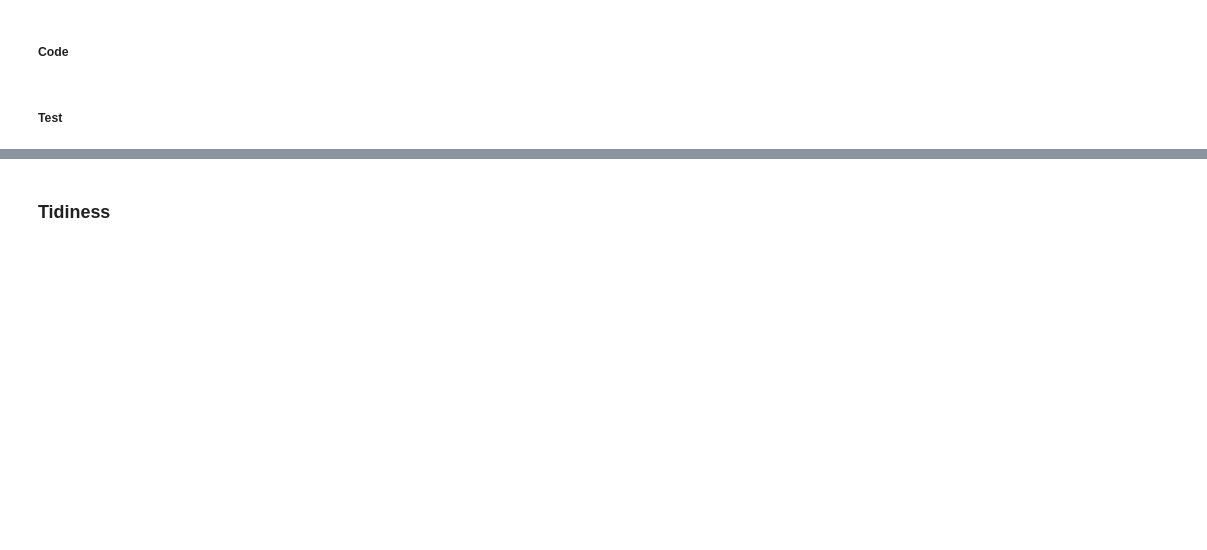
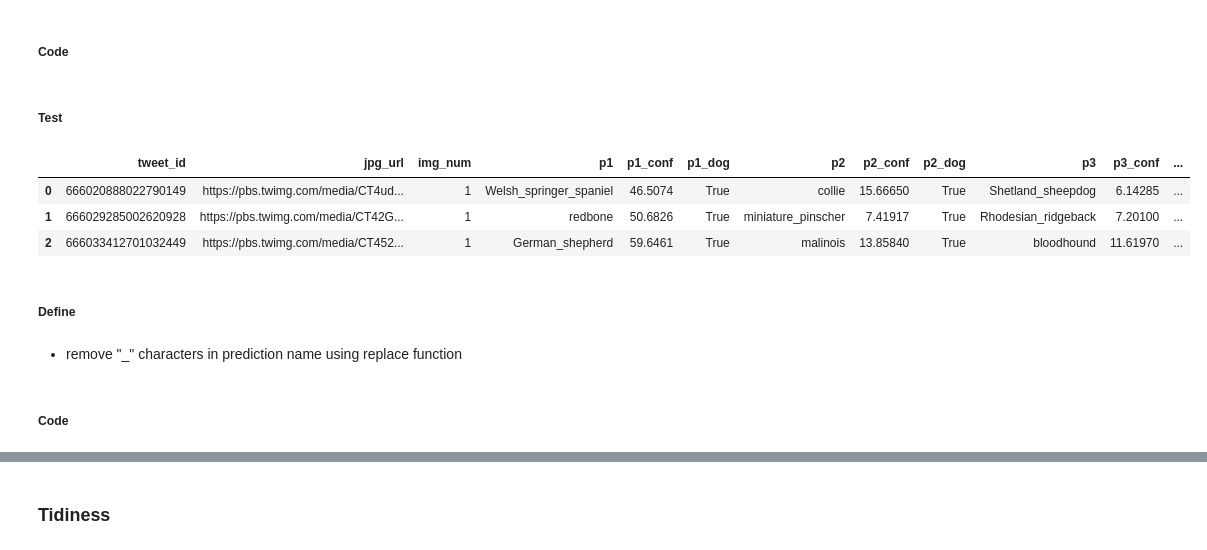
Before and after one commit to RoyalVee/Data-Exploration-and-Analysis-of-WeRateDogs-Tweets, a Jupyter notebook: Untitled.ipynb, the cells around one changed output, grey strips where cells are left out. Drawn from its saved outputs; the diff is of its cells as text; code cells hidden in the pictures; blank space fills up the shorter version.

```diff
--- a/Untitled.ipynb
+++ b/Untitled.ipynb
@@ -418,2 +538,15 @@ Erroneous datatypes
 # %% [markdown]
 ##### Test
+# %%
+df_image_pred_clean.head(3)
+# %% [output]
+|  | tweet_id | jpg_url | img_num | p1 | p1_conf | p1_dog | p2 | p2_conf | p2_dog | p3 | p3_conf | ... |
+| 0 | 666020888022790149 | https://pbs.twimg.com/media/CT4ud... | 1 | Welsh_springer_spaniel | 46.5074 | True | collie | 15.66650 | True | Shetland_sheepdog | 6.14285 | ... |
+| 1 | 666029285002620928 | https://pbs.twimg.com/media/CT42G... | 1 | redbone | 50.6826 | True | miniature_pinscher | 7.41917 | True | Rhodesian_ridgeback | 7.20100 | ... |
+| 2 | 666033412701032449 | https://pbs.twimg.com/media/CT452... | 1 | German_shepherd | 59.6461 | True | malinois | 13.85840 | True | bloodhound | 11.61970 | ... |
+# %% [markdown]
+##### Define
+# %% [markdown]
+- remove "_" characters in prediction name using replace function
+# %% [markdown]
+##### Code
```
Also changed, not shown: parts of 44 cells of this notebook.
